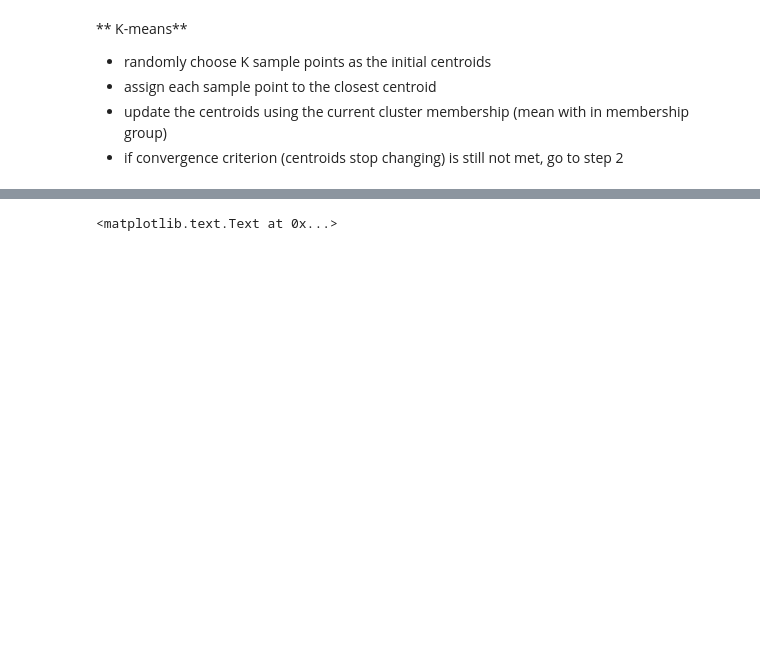
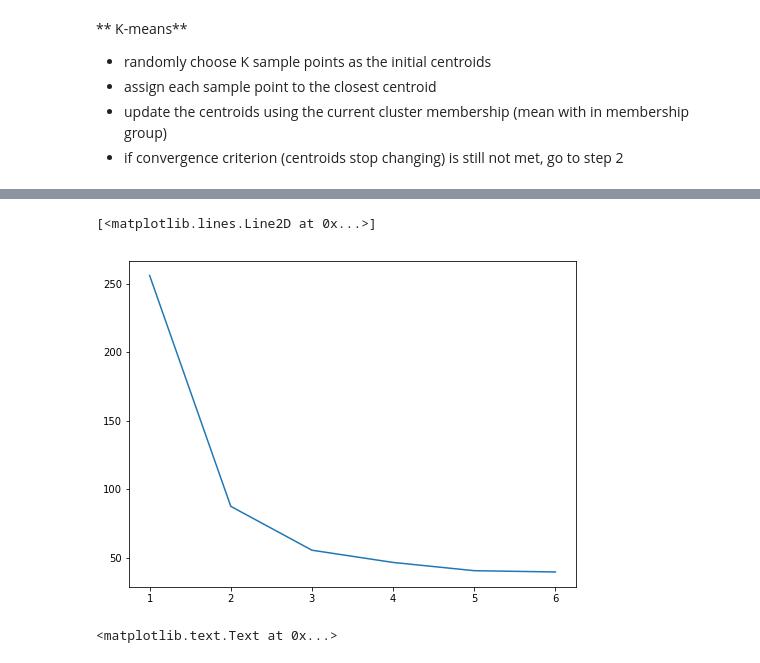
Before and after one commit to yueying-teng/Math_of_intelligence, a Jupyter notebook: kmeans wk3.ipynb, the cells around one changed output, grey strips where cells are left out. Saved outputs shown, nothing was run; the diff lists cells and outputs as text; code cells hidden in the pictures; blank space fills up the shorter version.

```diff
--- a/kmeans wk3.ipynb
+++ b/kmeans wk3.ipynb
@@ -146,0 +149,34 @@ centroids 2 [ 5.76756757  2.10540541]
+# %%
+# to choose the number of clusters K - for each value of k, find the sum of squared errors (SSE)
+# k with the steepest drop in SSE is wanted (distance of datapoints in the same cluster to its center squared)
+
+def elbow_method(choice_k):
+    SSE = []
+
+    for i in range(choice_k):
+        # train
+        centroids, history_centroids, belongs_to = kmeans(k = i + 1)
+
+        cluster_sum = 0
+        # gather points belong to the same cluster
+        for index in range(centroids.shape[0]):
+            instances_close = [i for i in range(len(belongs_to)) if belongs_to[i] == index]
+
+            # calculate distance from this centroid to all the points belong to it
+            for j in instances_close:
+                cluster_sum = cluster_sum + euclidean(centroids[index], dataset.iloc[j])
+        SSE.append(cluster_sum)
+
+    return SSE
+# %%
+# plot the SSE from elbow method
+
+plt.figure(figsize = (8, 6))
+# number of clusters to experiment
+nk = 6
+sse = elbow_method(choice_k = nk)
+num_cluster = np.arange(1, nk + 1)
+plt.plot(num_cluster, sse)
+# %% [output]
+[<matplotlib.lines.Line2D at 0x...>]
+[figure, added]
```
Also changed, not shown: parts of 4 cells of this notebook.
